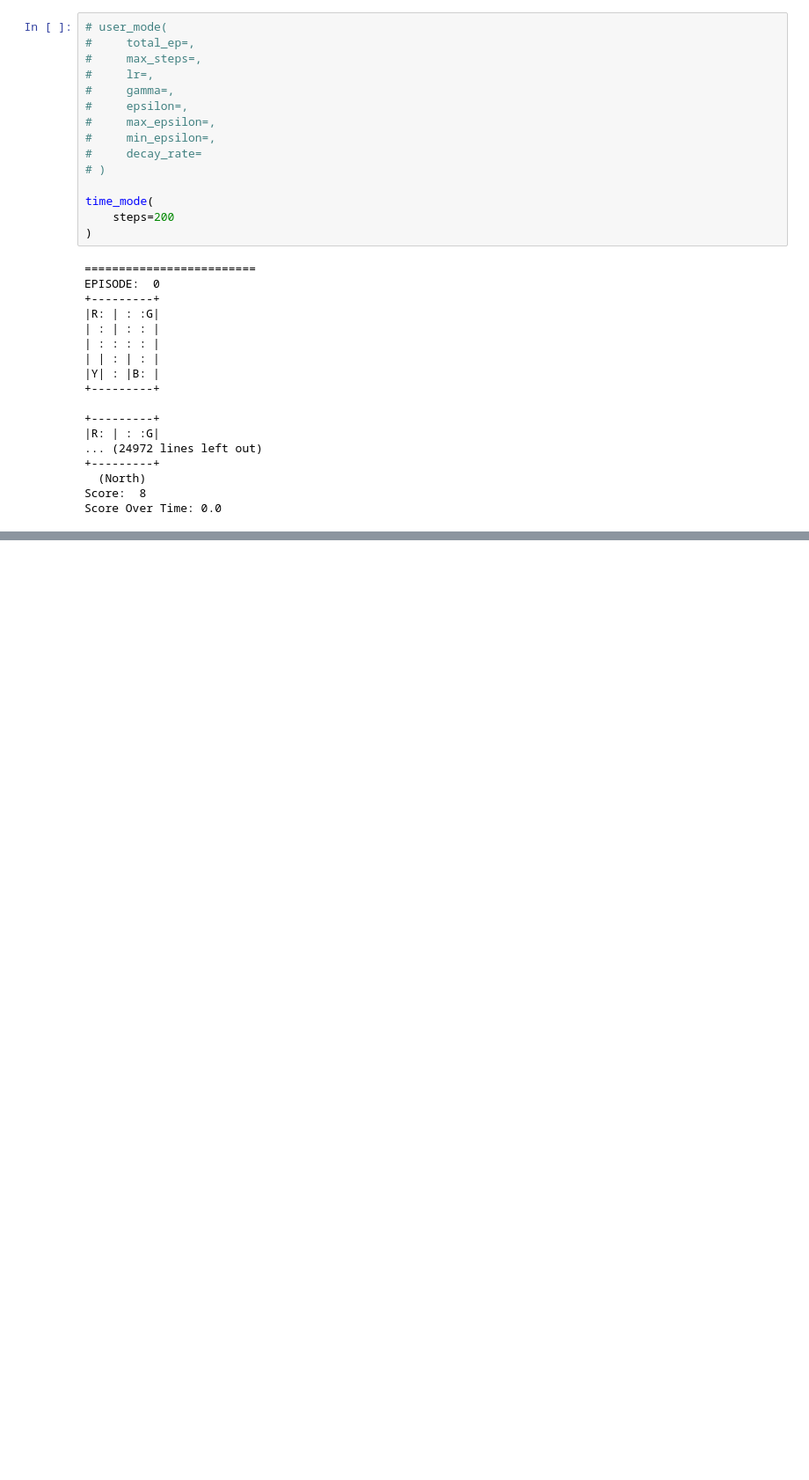
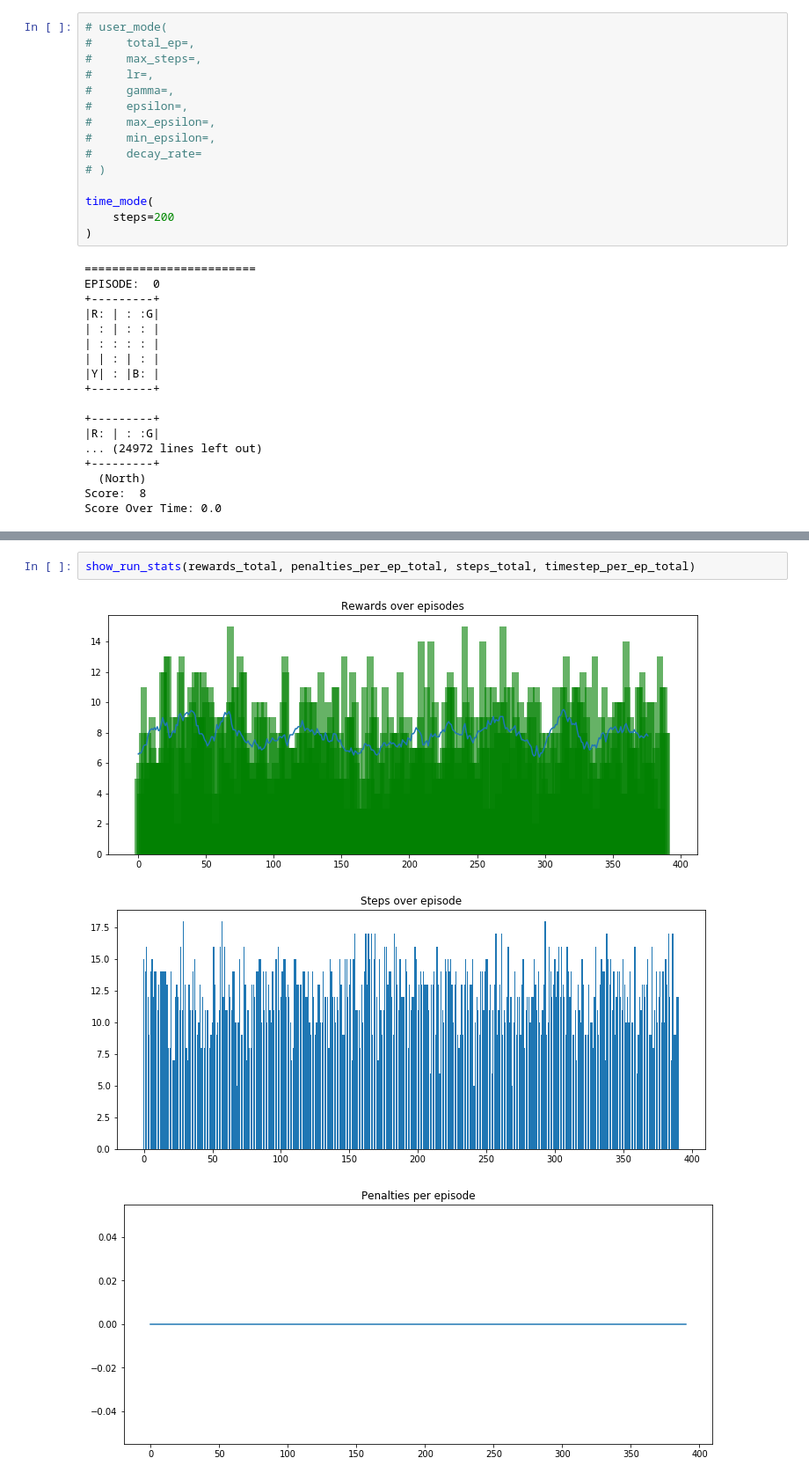
Before and after one commit to iry47/taxi_driver, a Jupyter notebook: taxi_program.ipynb, the cells around one changed output, grey strips where cells are left out. Shown at 88% size. Saved outputs shown, nothing was run; the diff lists cells and outputs as text; blank space fills up the shorter version.

```diff
--- a/taxi_program.ipynb
+++ b/taxi_program.ipynb
@@ -255,0 +417,6 @@ show_run_stats()
+# %%
+show_run_stats(rewards_total, penalties_per_ep_total, steps_total, timestep_per_ep_total)
+# %% [output]
+[figure, added]
+[figure, added]
+[figure, added]
```
Also changed, not shown: parts of 18 cells of this notebook, 1 other file.
